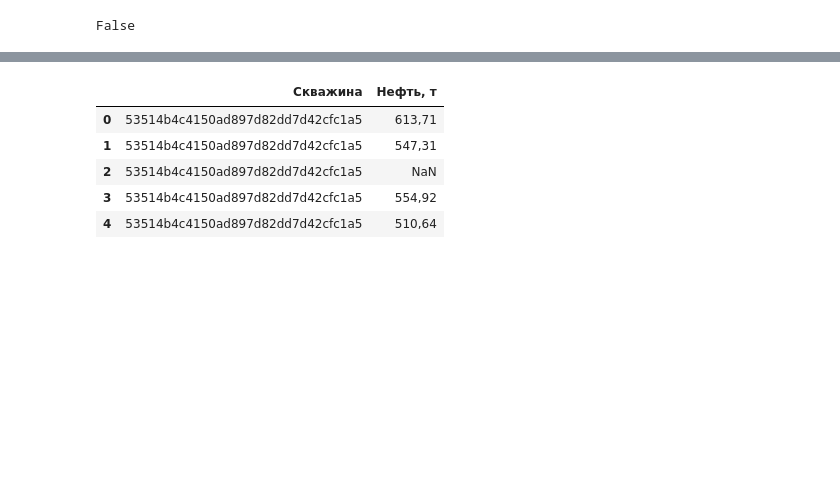
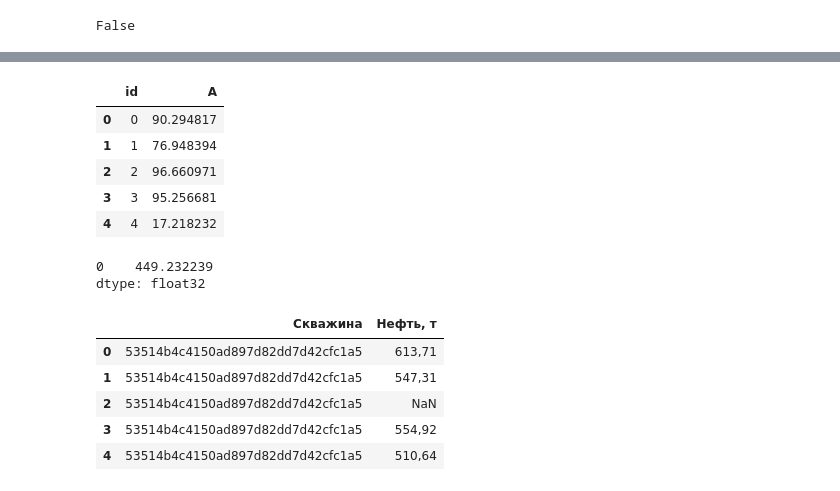
Before and after one commit to i-newton/gp_oil, a Jupyter notebook: src/oil contest.ipynb, the cells around one changed output, grey strips where cells are left out. Drawn from its saved outputs; the diff is of its cells as text; code cells hidden in the pictures; blank space fills up the shorter version.

```diff
--- a/src/oil contest.ipynb
+++ b/src/oil contest.ipynb
@@ -248,0 +295,2 @@ Int64Index([   2,    5,    6,    7,    8,    9,   10,   11,   12,   13,
+# %%
+sample = pd.read_csv("../data/sample_task1.csv")
@@ -248,0 +310,15 @@ Int64Index([   2,    5,    6,    7,    8,    9,   10,   11,   12,   13,
+# %%
+sample.head()
+# %% [output]
+|  | id | A |
+| 0 | 0 | 90.294817 |
+| 1 | 1 | 76.948394 |
+| 2 | 2 | 96.660971 |
+| 3 | 3 | 95.256681 |
+| 4 | 4 | 17.218232 |
+# %%
+diff = 701.4750 - all_towers.mean()
+diff
+# %% [output]
+0    449.232239
+dtype: float32
```
Also changed, not shown: parts of 38 cells of this notebook, 5 other files.
